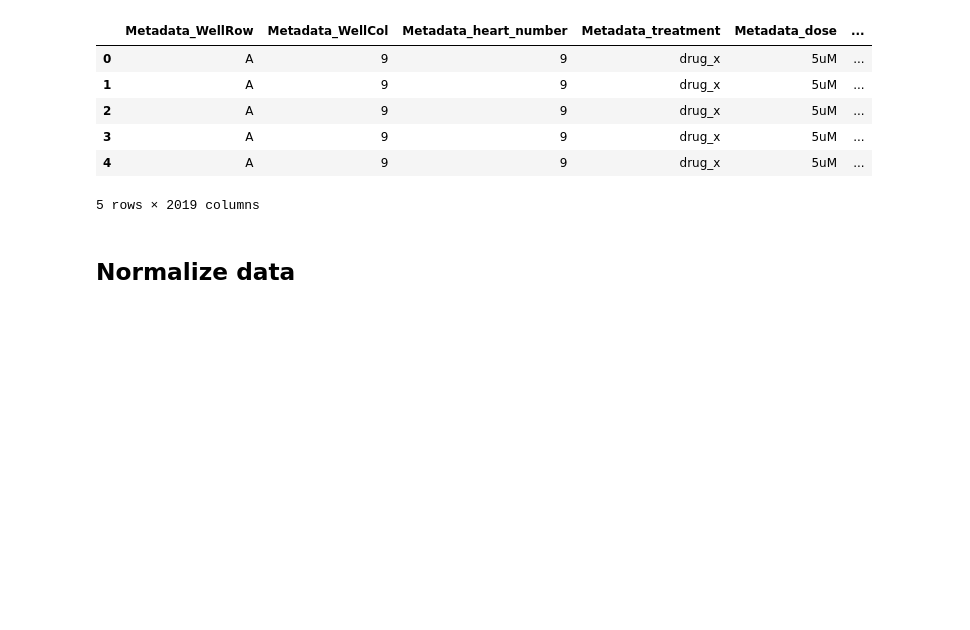
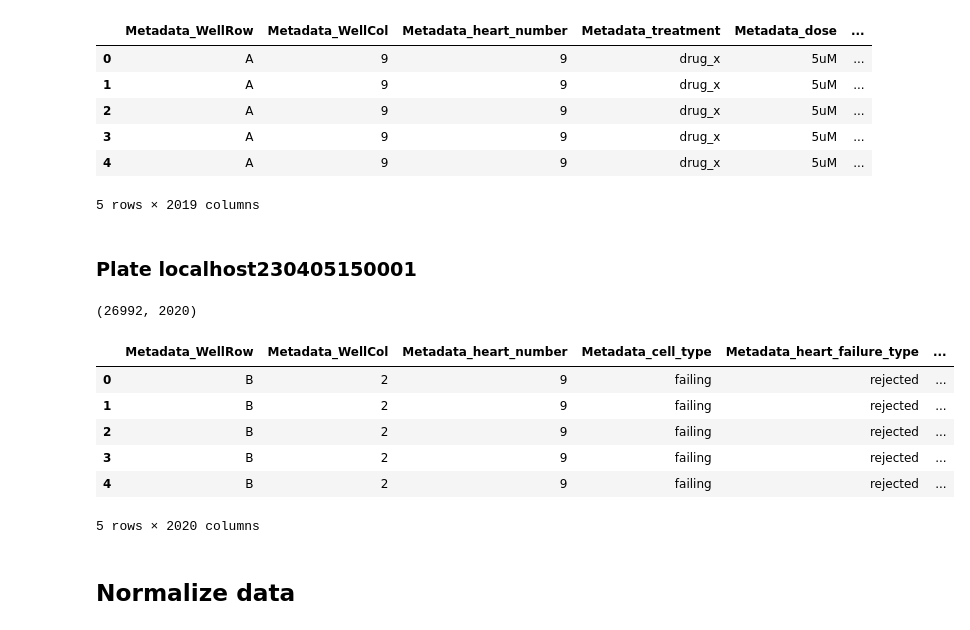
Before and after one commit to WayScience/cellpainting_predicts_cardiac_fibrosis, a Jupyter notebook: 3.process_cfret_features/extract_sc_features.ipynb, the cells around one changed output. Saved outputs shown, nothing was run; the diff lists cells and outputs as text; code cells hidden in the pictures; blank space fills up the shorter version.

```diff
--- a/3.process_cfret_features/extract_sc_features.ipynb
+++ b/3.process_cfret_features/extract_sc_features.ipynb
@@ -122,3 +150,15 @@ sc2 = cells.SingleCells(
+# %%
+# Instantiate SingleCells class
+sc3 = cells.SingleCells(
+    sql_file=single_cell_file3,
+    compartments=["Per_Cells", "Per_Cytoplasm", "Per_Nuclei"],
+    compartment_linking_cols=linking_cols,
+    image_table_name="Per_Image",
+    strata=["Image_Metadata_Well", "Image_Metadata_Plate"],
+    merge_cols=["ImageNumber"],
+    image_cols="ImageNumber",
+    load_image_data=True
+)
 # %% [markdown]
 ## Merge single cells
 # %% [markdown]
@@ -171,6 +211,31 @@ sc_df2.head()
 | 3 | A | 9 | 9 | drug_x | 5uM | ... |
 | 4 | A | 9 | 9 | drug_x | 5uM | ... |
 5 rows × 2019 columns
+# %% [markdown]
+### Plate localhost230405150001
+# %%
+# Merge single cells across compartments
+anno_kwargs3 = {"join_on": ["Metadata_well_position", "Image_Metadata_Well"]}
+
+sc_df3 = sc3.merge_single_cells(
+    platemap=platemap_df3,
+    **anno_kwargs3,
+)
+
+# Save level 2 data as a csv
+output(sc_df3, sc_output_file3)
+
+print(sc_df3.shape)
+sc_df3.head()
+# %% [output]
+(26992, 2020)
+|  | Metadata_WellRow | Metadata_WellCol | Metadata_heart_number | Metadata_cell_type | Metadata_heart_failure_type | ... |
+| 0 | B | 2 | 9 | failing | rejected | ... |
+| 1 | B | 2 | 9 | failing | rejected | ... |
+| 2 | B | 2 | 9 | failing | rejected | ... |
+| 3 | B | 2 | 9 | failing | rejected | ... |
+| 4 | B | 2 | 9 | failing | rejected | ... |
+5 rows × 2020 columns
 # %% [markdown]
 ## Normalize data
 # %% [markdown]
```
Also changed, not shown: parts of 11 cells of this notebook, 25 other files.
